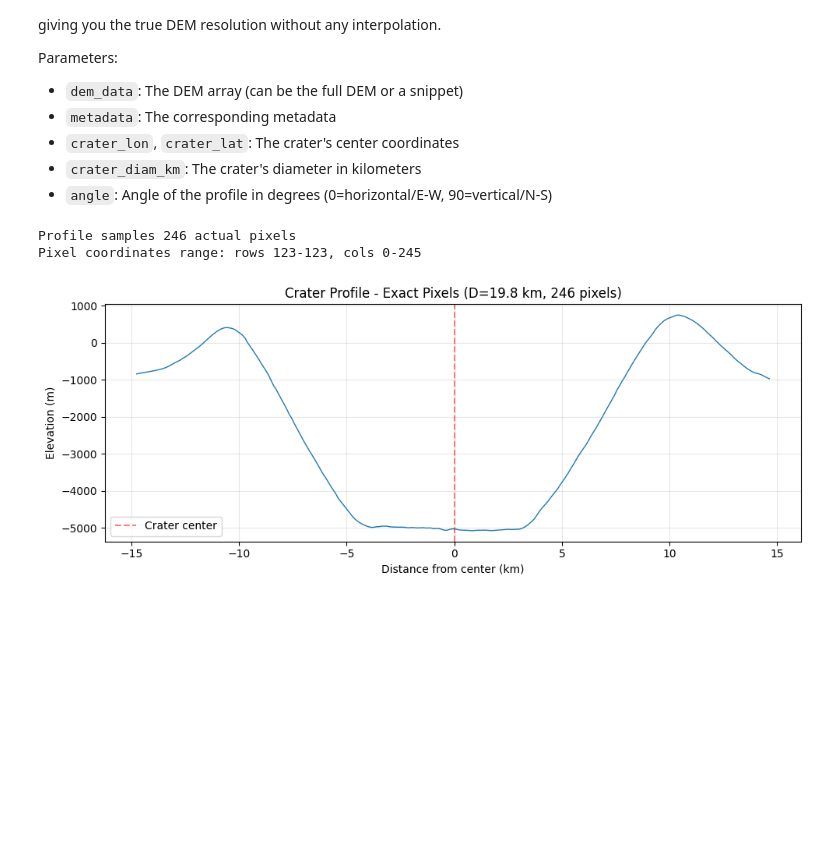
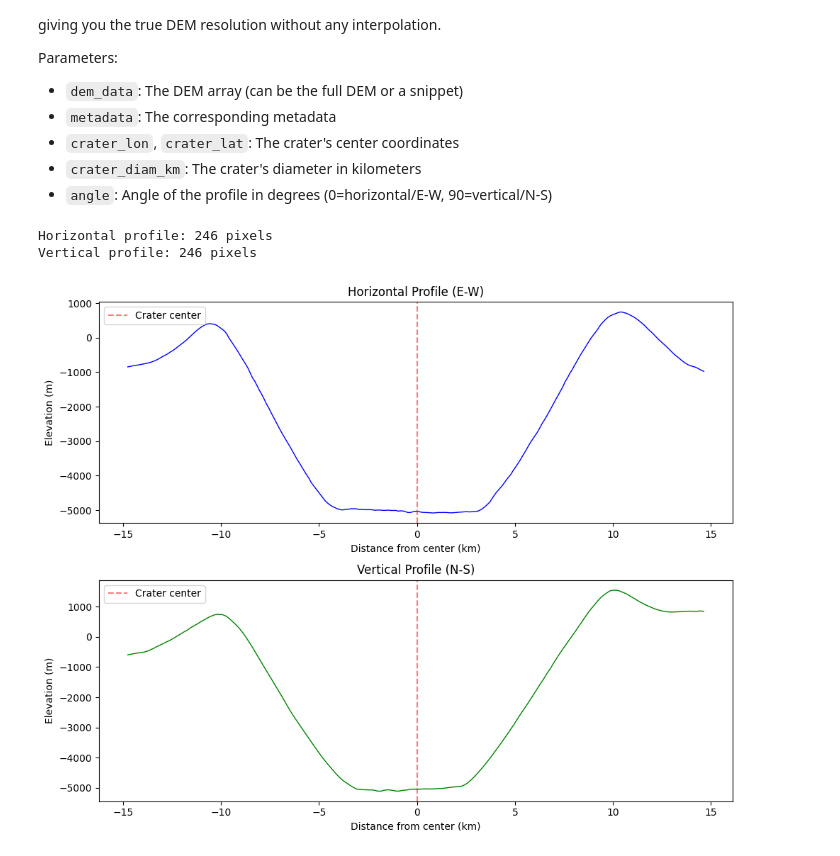
Before and after one commit to Andrew-Pick/lunar_dem_analysis, a Jupyter notebook: notebooks/exploratory_analysis.ipynb, the cells around one changed output. Saved outputs shown, nothing was run; the diff lists cells and outputs as text; code cells hidden in the pictures; blank space fills up the shorter version.

```diff
--- a/notebooks/exploratory_analysis.ipynb
+++ b/notebooks/exploratory_analysis.ipynb
@@ -112,34 +112,56 @@ Parameters:
 - `crater_diam_km`: The crater's diameter in kilometers
 - `angle`: Angle of the profile in degrees (0=horizontal/E-W, 90=vertical/N-S)
 # %%
-# Extract profile using exact pixel values (no interpolation)
+# Extract profiles in both horizontal and vertical directions
 crater = crater_objects[50]
 
-distance_km, elevation, pixel_coords = get_crater_profile(
+# Horizontal profile (E-W, angle=0)
+distance_h, elevation_h, pixel_coords_h = get_crater_profile(
     crater.dem_data,
     crater.metadata,
     crater.global_coords['lon'],
     crater.global_coords['lat'],
     crater_diam_km=crater.get_property('diameter_km') * 1.5,
     angle=0  # 0 degrees = horizontal (E-W)
 )
 
-print(f"Profile samples {len(elevation)} actual pixels")
-print(f"Pixel coordinates range: rows {pixel_coords[:, 0].min()}-{pixel_coords[:, 0].max()}, "
-      f"cols {pixel_coords[:, 1].min()}-{pixel_coords[:, 1].max()}")
+# Vertical profile (N-S, angle=90)
+distance_v, elevation_v, pixel_coords_v = get_crater_profile(
+    crater.dem_data,
+    crater.metadata,
+    crater.global_coords['lon'],
+    crater.global_coords['lat'],
+    crater_diam_km=crater.get_property('diameter_km') * 1.5,
+    angle=90  # 90 degrees = vertical (N-S)
+)
 
-# Plot the profile
-plt.figure(figsize=(10, 4))
-plt.plot(distance_km, elevation, '-', linewidth=1, markersize=2)
-plt.xlabel('Distance from center (km)')
-plt.ylabel('Elevation (m)')
-plt.title(f'Crater Profile - Exact Pixels (D={crater.get_property("diameter_km"):.1f} km, {len(elevation)} pixels)')
-plt.grid(True, alpha=0.3)
-plt.axvline(x=0, color='red', linestyle='--', alpha=0.5, label='Crater center')
-plt.legend()
+print(f"Horizontal profile: {len(elevation_h)} pixels")
+print(f"Vertical profile: {len(elevation_v)} pixels")
+
+# Plot both profiles
+fig, (ax1, ax2) = plt.subplots(2, 1, figsize=(10, 8))
+
+# Horizontal profile
+ax1.plot(distance_h, elevation_h, '-', linewidth=1, color='blue')
+ax1.axvline(x=0, color='red', linestyle='--', alpha=0.5, label='Crater center')
+ax1.set_xlabel('Distance from center (km)')
+ax1.set_ylabel('Elevation (m)')
+ax1.set_title(f'Horizontal Profile (E-W)')
+#ax1.grid(True, alpha=0.3)
+ax1.legend()
+
+# Vertical profile
+ax2.plot(distance_v, elevation_v, '-', linewidth=1, color='green')
+ax2.axvline(x=0, color='red', linestyle='--', alpha=0.5, label='Crater center')
+ax2.set_xlabel('Distance from center (km)')
+ax2.set_ylabel('Elevation (m)')
+ax2.set_title(f'Vertical Profile (N-S)')
+#ax2.grid(True, alpha=0.3)
+ax2.legend()
+
 plt.tight_layout()
 plt.show()
 # %% [output]
-Profile samples 246 actual pixels
-Pixel coordinates range: rows 123-123, cols 0-245
+Horizontal profile: 246 pixels
+Vertical profile: 246 pixels
-[figure, old version]
+[figure, new version]
```
Also changed, not shown: 5 other files.
